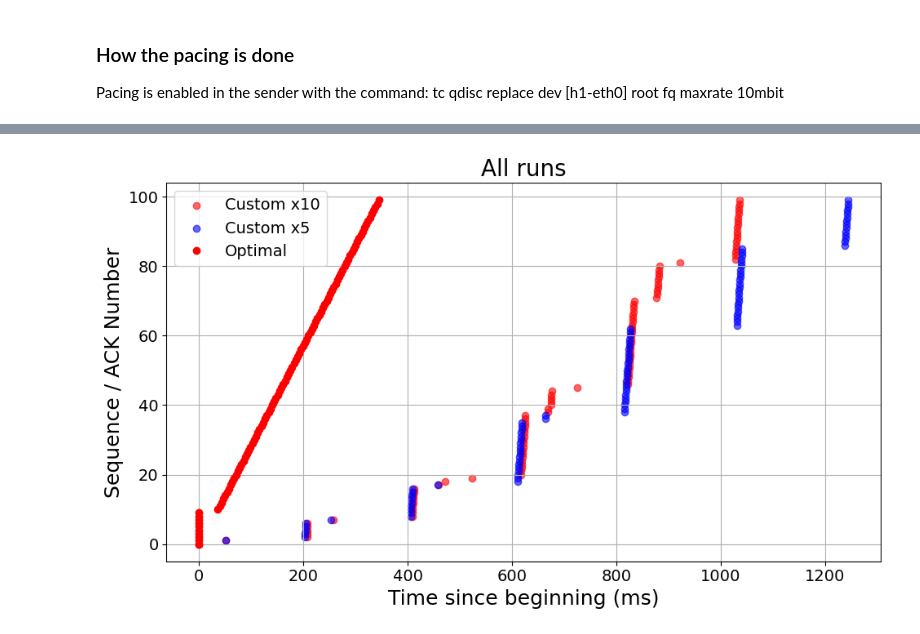
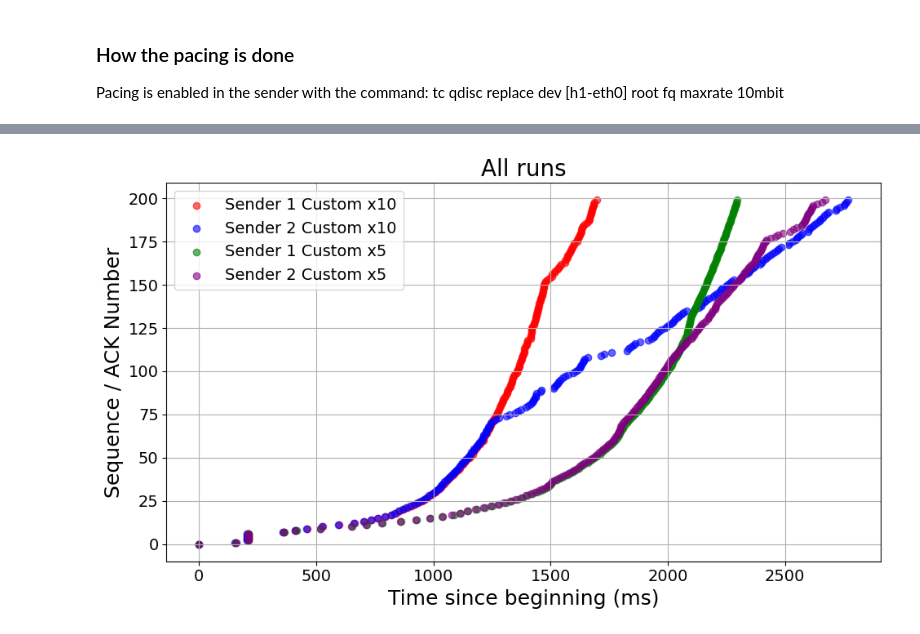
Before and after one commit to StianHaSu/TCP-Pacing-Notebooks, a Jupyter notebook: analysis/plots.ipynb, the cells around one changed output, grey strips where cells are left out. Saved outputs shown, nothing was run; the diff lists cells and outputs as text; code cells hidden in the pictures.

Commit message:
add a topology with two receivers

```diff
--- a/analysis/plots.ipynb
+++ b/analysis/plots.ipynb
@@ -157,9 +157,13 @@ plot_packets_from_pcap_files(graphs, graphs_calculated, cutoff=GRAPH_CUTOFF)
 # %%
+GRAPH_CUTOFF = 200
+
 topology_two = [
-    GraphConfig(DATA_FILES_BASE_PATH + "6.12.1035_reno_10m_topology2_30s.pcap", "RENO custom paced x10", label="Custom x10", cutoff=GRAPH_CUTOFF, color="red"),
-    GraphConfig(DATA_FILES_BASE_PATH + "6.12.1035_reno_5m_topology2_30s.pcap", "RENO custom paced x5", label="Custom x5", cutoff=GRAPH_CUTOFF, color="blue")
+    GraphConfig(DATA_FILES_BASE_PATH + "6.12.1035_reno_10m_topology2_sender1_30s.pcap", "RENO custom paced x10", label="Sender 1 Custom x10", cutoff=GRAPH_CUTOFF, color="red"),
+    GraphConfig(DATA_FILES_BASE_PATH + "6.12.1035_reno_10m_topology2_sender2_30s.pcap", "RENO custom paced x10", label="Sender 2 Custom x10", cutoff=GRAPH_CUTOFF, color="blue"),
+    GraphConfig(DATA_FILES_BASE_PATH + "6.12.1035_reno_5m_topology2_sender1_30s.pcap", "RENO custom paced x5", label="Sender 1 Custom x5", cutoff=GRAPH_CUTOFF, color="green"),
+    GraphConfig(DATA_FILES_BASE_PATH + "6.12.1035_reno_5m_topology2_sender2_30s.pcap", "RENO custom paced x5", label="Sender 2 Custom x5", cutoff=GRAPH_CUTOFF, color="purple")
 ]
 
 graphs2 = plot_packets_from_pcap_files(topology_two, cutoff=GRAPH_CUTOFF)
 # %% [output]
-[figure, old version]
+[figure, new version]
```
Also changed, not shown: parts of 8 cells of this notebook, 8 other files.
